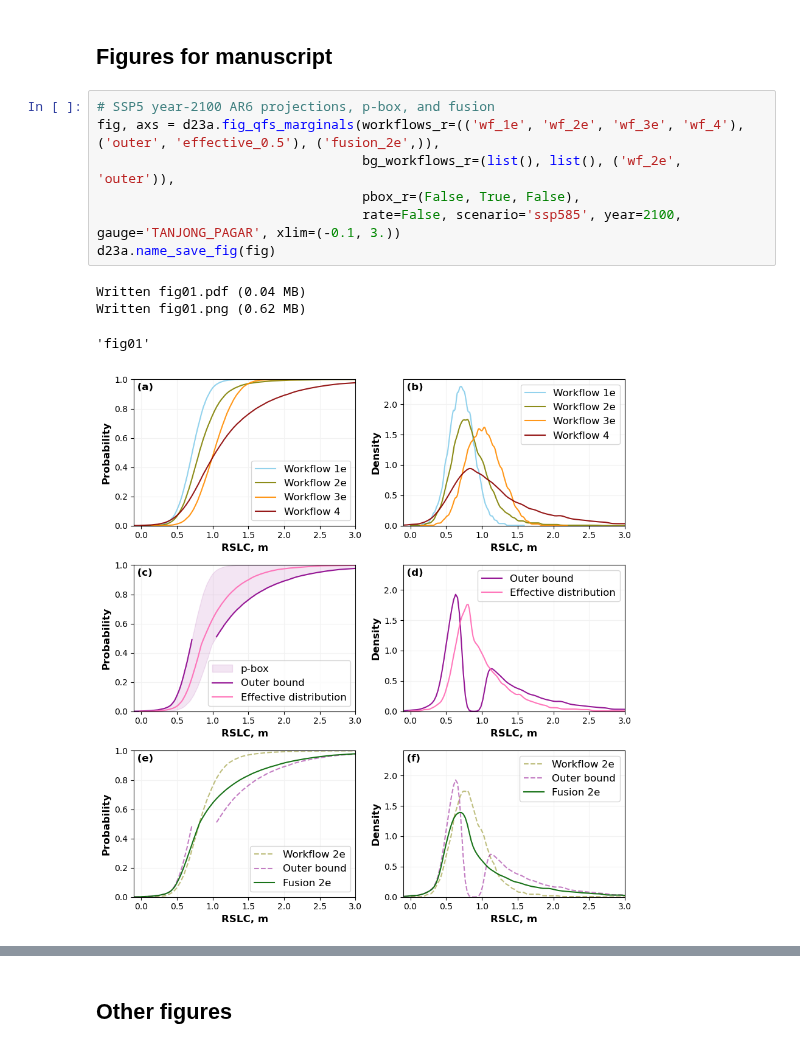
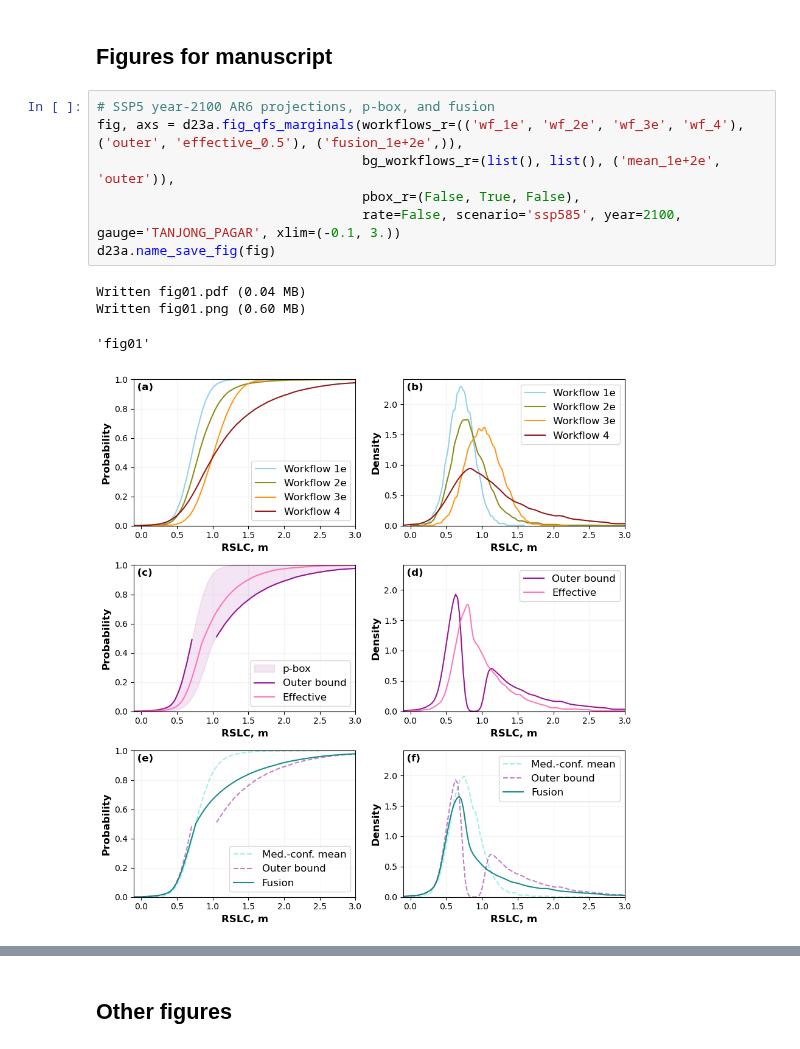
Before and after one commit to grandey/d23a-fusion, a Jupyter notebook: fusion_analysis_d23a.ipynb, the cells around one changed output, grey strips where cells are left out. Drawn from its saved outputs; the diff is of its cells as text.

```diff
--- a/fusion_analysis_d23a.ipynb
+++ b/fusion_analysis_d23a.ipynb
@@ -12,15 +12,15 @@ start_dt = datetime.datetime.now()
 ## Figures for manuscript
 # %%
 # SSP5 year-2100 AR6 projections, p-box, and fusion
-fig, axs = d23a.fig_qfs_marginals(workflows_r=(('wf_1e', 'wf_2e', 'wf_3e', 'wf_4'), ('outer', 'effective_0.5'), ('fusion_2e',)),
-                                  bg_workflows_r=(list(), list(), ('wf_2e', 'outer')),
+fig, axs = d23a.fig_qfs_marginals(workflows_r=(('wf_1e', 'wf_2e', 'wf_3e', 'wf_4'), ('outer', 'effective_0.5'), ('fusion_1e+2e',)),
+                                  bg_workflows_r=(list(), list(), ('mean_1e+2e', 'outer')),
                                   pbox_r=(False, True, False),
                                   rate=False, scenario='ssp585', year=2100, gauge='TANJONG_PAGAR', xlim=(-0.1, 3.))
 d23a.name_save_fig(fig)
 # %% [output]
 Written fig01.pdf (0.04 MB)
-Written fig01.png (0.62 MB)
+Written fig01.png (0.60 MB)
 'fig01'
-[figure, old version]
+[figure, new version]
 # %%
 # SSP5 year-2100 violinplot
```
Also changed, not shown: parts of 5 cells of this notebook, 5 other files.
